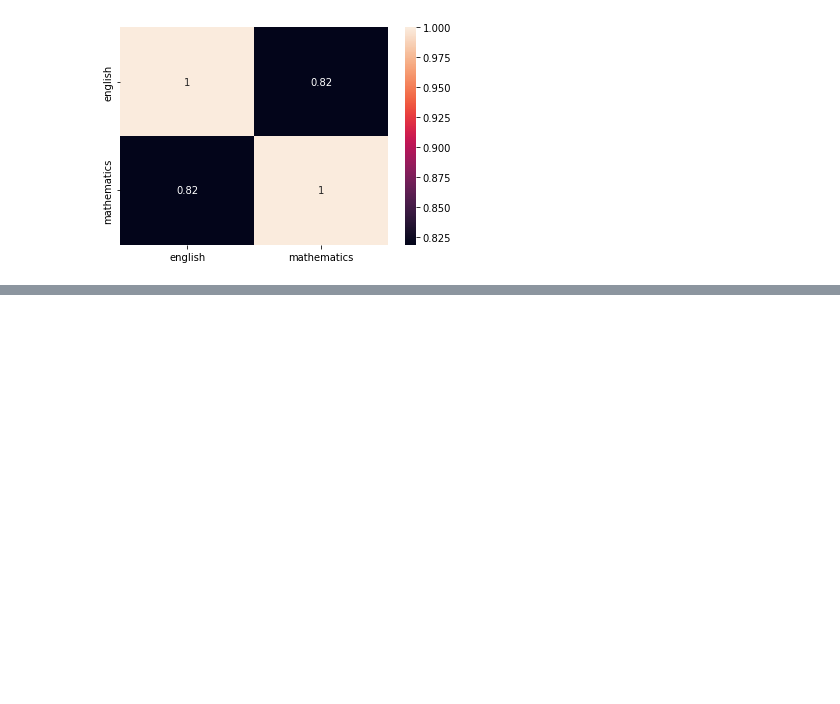
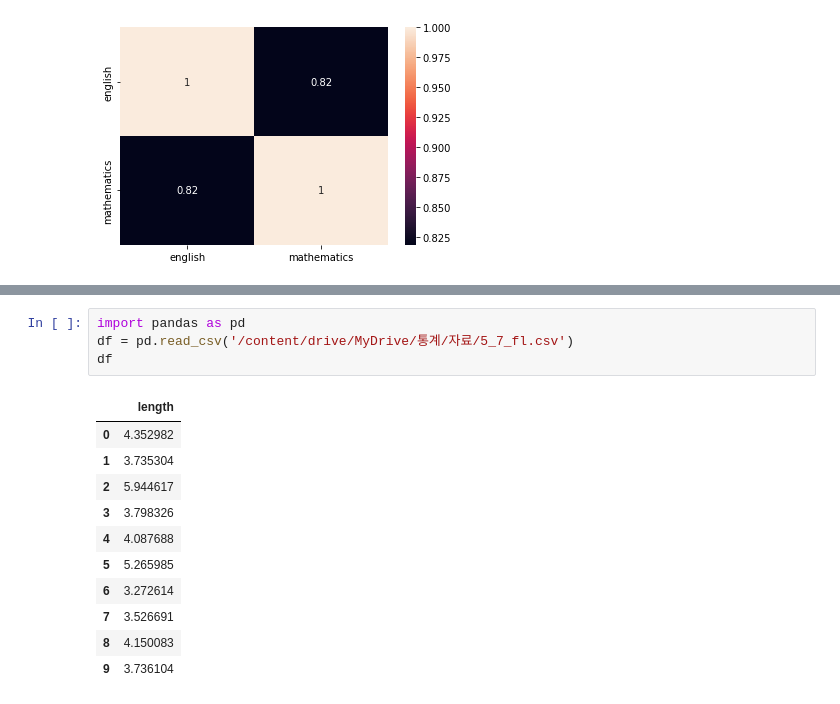
Before and after one commit to limlimlim99/-, a Jupyter notebook: 통계1.ipynb, the cells around one changed output, grey strips where cells are left out. Saved outputs shown, nothing was run; the diff lists cells and outputs as text; blank space fills up the shorter version.

```diff
--- a/통계1.ipynb
+++ b/통계1.ipynb
@@ -947,0 +881,16 @@ plt.show()
+# %%
+import pandas as pd
+df = pd.read_csv('/content/drive/MyDrive/통계/자료/5_7_fl.csv')
+df
+# %% [output]
+|  | length |
+| 0 | 4.352982 |
+| 1 | 3.735304 |
+| 2 | 5.944617 |
+| 3 | 3.798326 |
+| 4 | 4.087688 |
+| 5 | 5.265985 |
+| 6 | 3.272614 |
+| 7 | 3.526691 |
+| 8 | 4.150083 |
+| 9 | 3.736104 |
```
Also changed, not shown: parts of 34 cells of this notebook.
